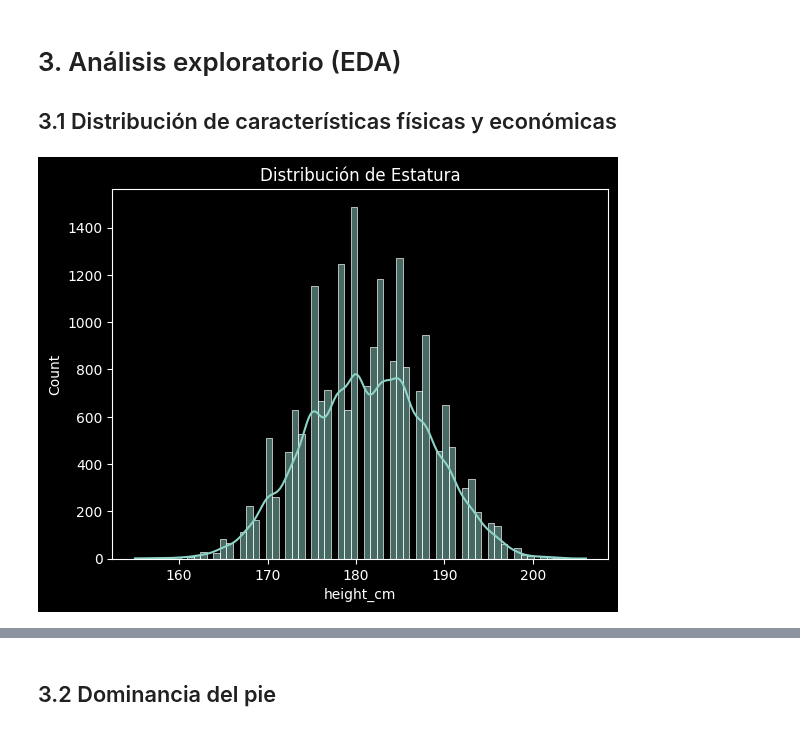
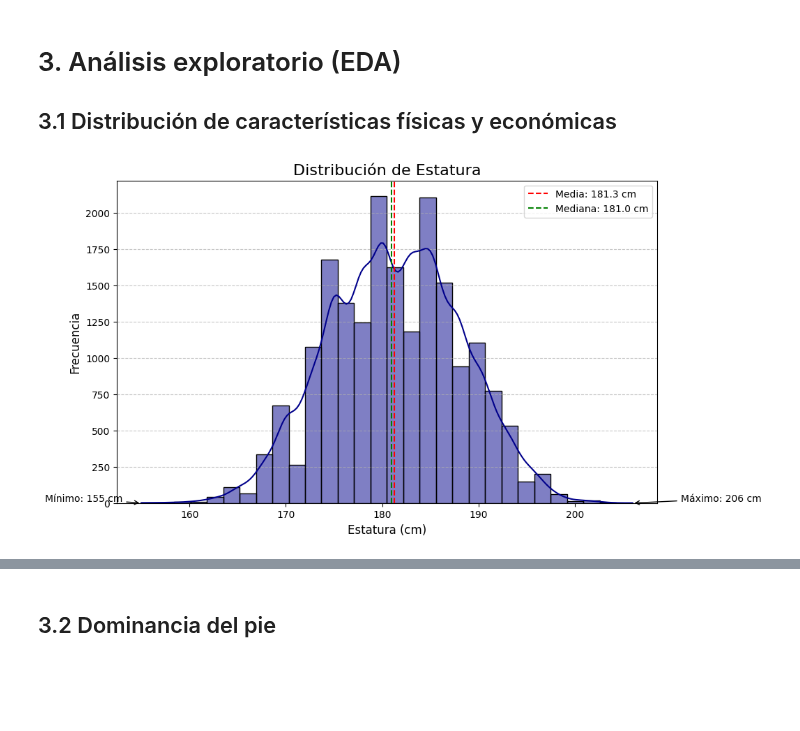
Before and after one commit to julihocc/202511-tec-3d, a Jupyter notebook: fifa22-eda.ipynb, the cells around one changed output, grey strips where cells are left out. Drawn from its saved outputs; the diff is of its cells as text; code cells hidden in the pictures; blank space fills up the shorter version.

Commit message:
Improve height viz

```diff
--- a/fifa22-eda.ipynb
+++ b/fifa22-eda.ipynb
@@ -91,12 +91,35 @@ Length: 110, dtype: int64
 
 ## 3.1 Distribución de características físicas y económicas
 # %%
-# Estatura de los jugadores
-sns.histplot(df["height_cm"], kde=True)
-plt.title("Distribución de Estatura")
+# Calculate key statistics
+mean_height = df["height_cm"].mean()
+median_height = df["height_cm"].median()
+max_height = df["height_cm"].max()
+min_height = df["height_cm"].min()
+
+# Create the plot
+plt.figure(figsize=(10, 6))
+sns.histplot(df["height_cm"], kde=True, bins=30, alpha=0.5, edgecolor="black", color="darkblue")
+
+# Add vertical lines for mean and median
+plt.axvline(mean_height, color="red", linestyle="--", label=f"Media: {mean_height:.1f} cm")
+plt.axvline(median_height, color="green", linestyle="--", label=f"Mediana: {median_height:.1f} cm")
+
+# Annotate max and min values
+plt.annotate(f"Máximo: {max_height} cm", xy=(max_height, 0), xytext=(max_height + 5, 10),
+             arrowprops=dict(facecolor="black", arrowstyle="->"))
+plt.annotate(f"Mínimo: {min_height} cm", xy=(min_height, 0), xytext=(min_height - 10, 10),
+             arrowprops=dict(facecolor="black", arrowstyle="->"))
+
+# Add labels, title, grid, and legend
+plt.title("Distribución de Estatura", fontsize=16)
+plt.xlabel("Estatura (cm)", fontsize=12)
+plt.ylabel("Frecuencia", fontsize=12)
+plt.grid(axis="y", linestyle="--", alpha=0.7)
+plt.legend()
 plt.show()
 # %% [output]
-[figure, old version]
+[figure, new version]
 # %%
 # Peso de los jugadores
 sns.histplot(df["weight_kg"], kde=True)
```
Also changed, not shown: parts of 11 cells of this notebook.
